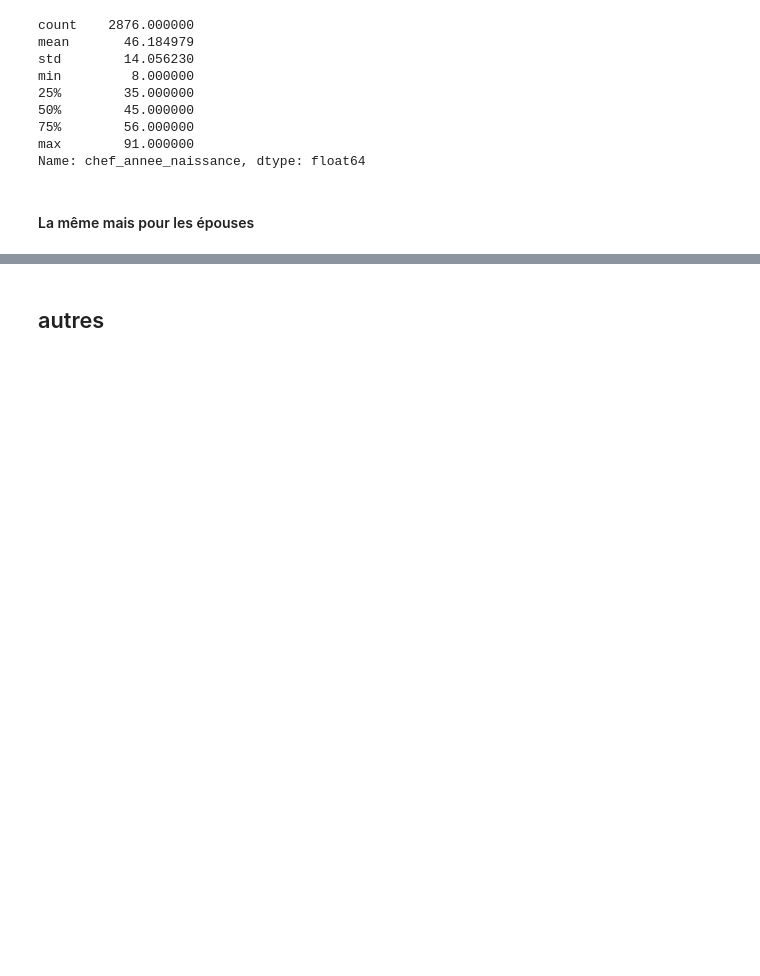
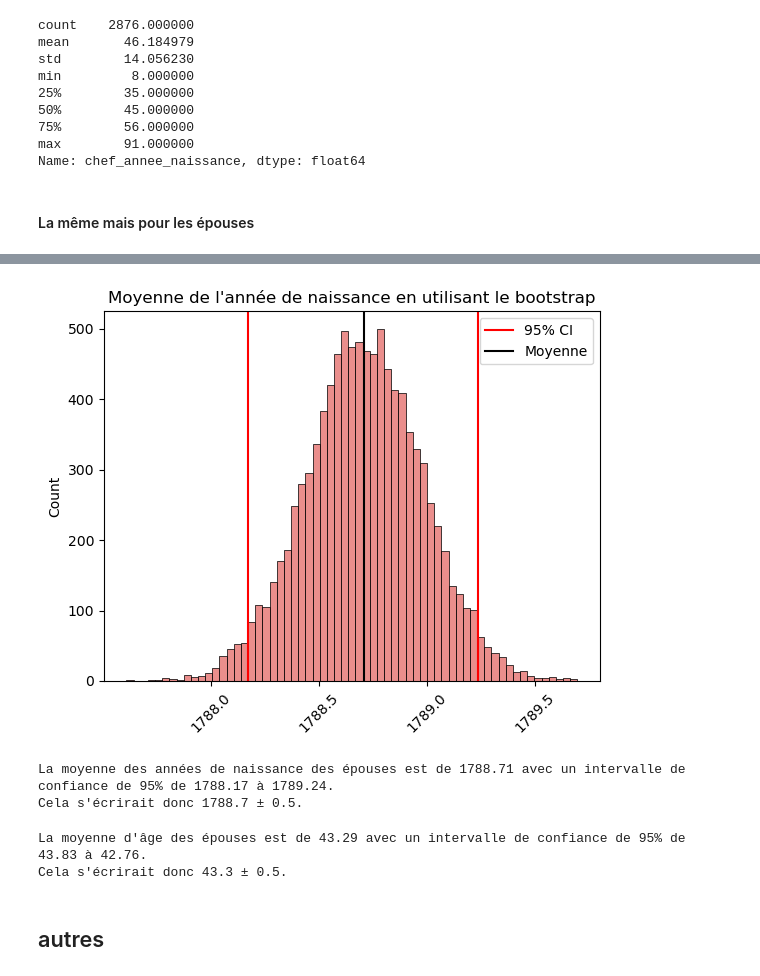
Before and after one commit to ozan-guven/HUM-450-Project, a Jupyter notebook: rec_1832.ipynb, the cells around one changed output, grey strips where cells are left out. Cells and saved outputs as stored; diff of their text form; code cells hidden in the pictures; blank space fills up the shorter version.

```diff
--- a/rec_1832.ipynb
+++ b/rec_1832.ipynb
@@ -299,0 +328,6 @@ Name: chef_annee_naissance, dtype: float64
+# %%
+# Bootstrap the mean of the epouse_annee_naissance column with 10_000 samples
+means = []
+for i in range(10_000):
+    sample = df_epouses.epouse_annee_naissance.sample(frac=1, replace=True)
+    means.append(sample.mean())
@@ -300,3 +340,30 @@ Name: chef_annee_naissance, dtype: float64
+# %%
+# plot the means with the 95% confidence interval
+plt.title("Moyenne de l'année de naissance en utilisant le bootstrap")
+sns.histplot(means, color="#e36866")
+plt.axvline(ci[0], color="red", label="95% CI")
+plt.axvline(ci[1], color="red")
+plt.legend()
+plt.xticks(rotation=45)
+plt.axvline(np.mean(means), color="black", label=f"Moyenne")
+plt.legend()
+plt.show()
+# %% [output]
+[figure, added]
+# %%
+# indicate the mean year of birth of the epouse with the 95% confidence interval
+print(f"La moyenne des années de naissance des épouses est de {np.mean(means):.2f} avec un intervalle de confiance de 95% de {ci[0]:.2f} à {ci[1]:.2f}.")
+print(f"Cela s'écrirait donc {np.mean(means):.1f} ± {np.mean(means) - ci[0]:.1f}.")
+# %% [output]
+La moyenne des années de naissance des épouses est de 1788.71 avec un intervalle de confiance de 95% de 1788.17 à 1789.24.
+Cela s'écrirait donc 1788.7 ± 0.5.
+# %%
+# The mean age of the epouse
+print(f"La moyenne d'âge des épouses est de {1832 - np.mean(means):.2f} avec un intervalle de confiance de 95% de {1832 - ci[0]:.2f} à {1832 - ci[1]:.2f}.")
+print(f"Cela s'écrirait donc {1832 - np.mean(means):.1f} ± {np.mean(means) - ci[0]:.1f}.")
+# %% [output]
+La moyenne d'âge des épouses est de 43.29 avec un intervalle de confiance de 95% de 43.83 à 42.76.
+Cela s'écrirait donc 43.3 ± 0.5.
 # %% [markdown]
 ## autres
 # %%
```
Also changed, not shown: parts of 18 cells of this notebook.
